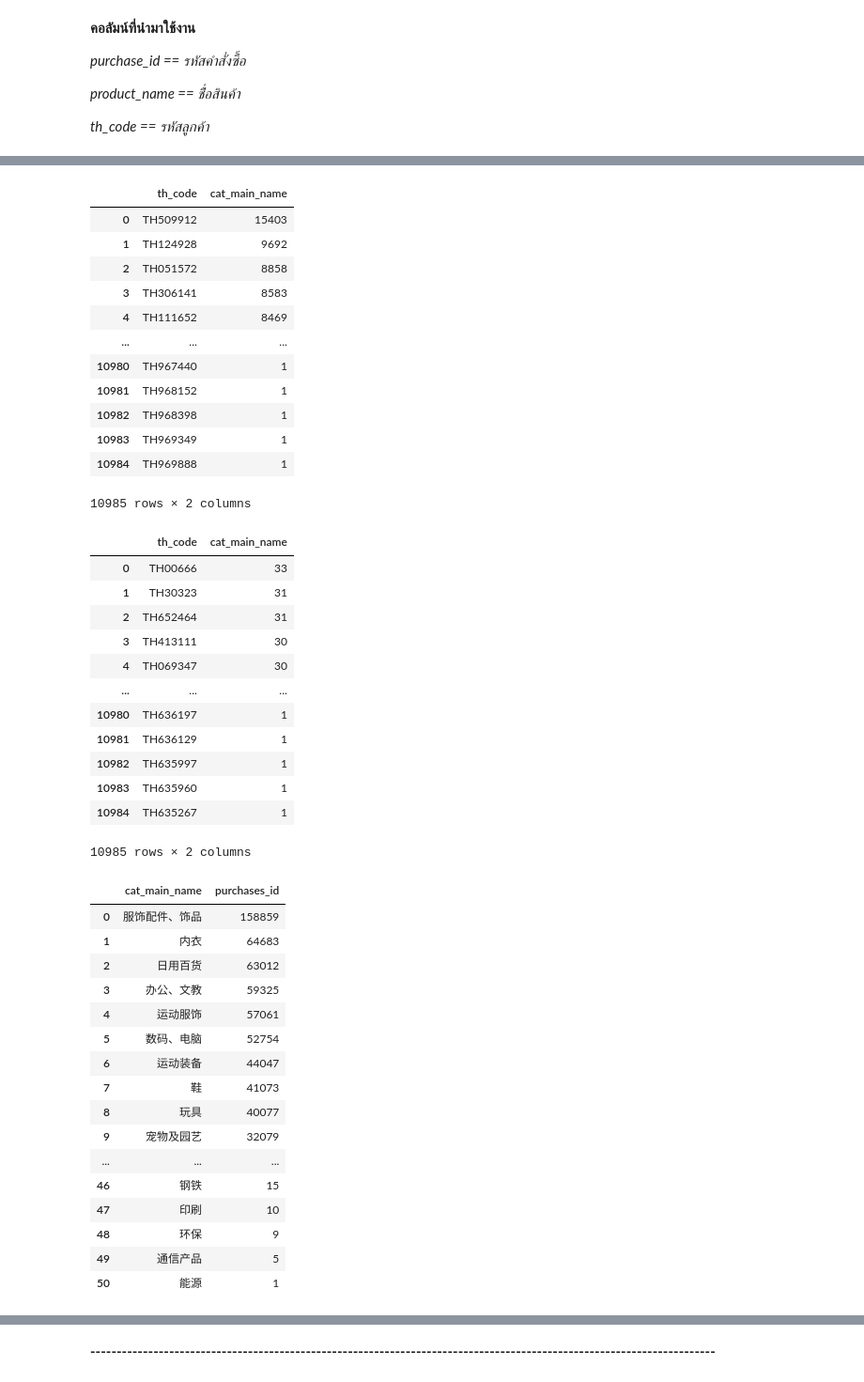
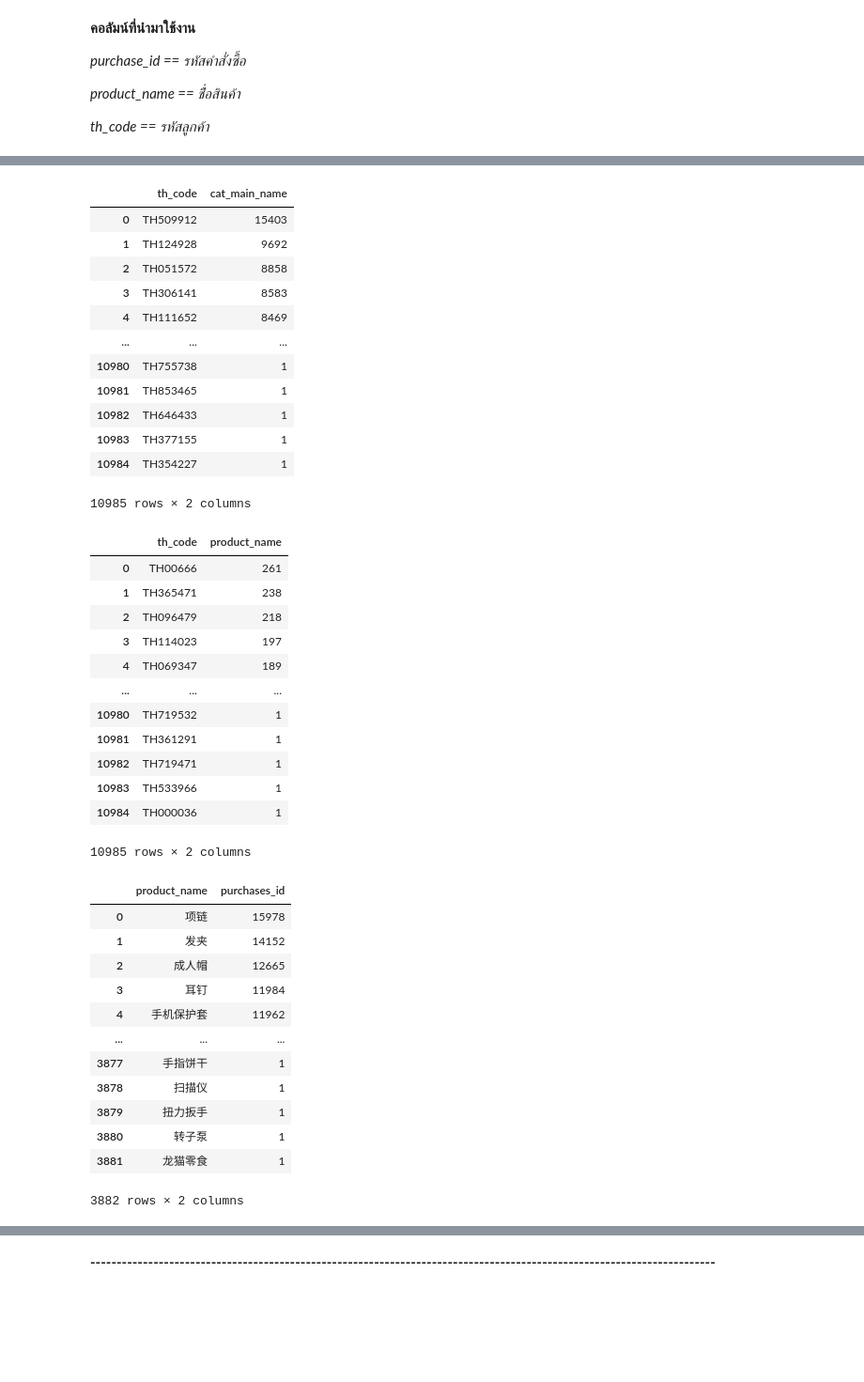
Before and after one commit to kittimaxz/Study, a Jupyter notebook: Test_Association_Rule_M01.ipynb, the cells around one changed output, grey strips where cells are left out. Shown at 94% size. Saved outputs shown, nothing was run; the diff lists cells and outputs as text; code cells hidden in the pictures; blank space fills up the shorter version.

```diff
--- a/Test_Association_Rule_M01.ipynb
+++ b/Test_Association_Rule_M01.ipynb
@@ -245,7 +245,7 @@ product_purchase.reset_index()
 174792 rows × 2 columns
 # %%
 # ลูกค้า 1 คนสั่งซื้อสินค้าไปกี่รายงาน
-th_code = dataset.groupby('th_code').count().sort_values(by=['cat_main_name'],ascending=False)
+th_code = dataset.groupby('th_code').count().sort_values(by=['product_name'],ascending=False)
 th_code.iloc[:,12:13].reset_index()
 # %% [output]
 |  | th_code | cat_main_name |
@@ -255,51 +255,47 @@ th_code.iloc[:,12:13].reset_index()
 | 3 | TH306141 | 8583 |
 | 4 | TH111652 | 8469 |
 | ... | ... | ... |
-| 10980 | TH967440 | 1 |
-| 10981 | TH968152 | 1 |
-| 10982 | TH968398 | 1 |
-| 10983 | TH969349 | 1 |
-| 10984 | TH969888 | 1 |
+| 10980 | TH755738 | 1 |
+| 10981 | TH853465 | 1 |
+| 10982 | TH646433 | 1 |
+| 10983 | TH377155 | 1 |
+| 10984 | TH354227 | 1 |
 10985 rows × 2 columns
 # %%
 #  ลูกค้า 1 คนสั่งซื้อสินค้าไปกี่รายงาน โดยที่สินค้าไม่ซ้ำ
-th_code_purchase = dataset.groupby('th_code')['cat_main_name'].nunique().sort_values(ascending=False)
+th_code_purchase = dataset.groupby('th_code')['product_name'].nunique().sort_values(ascending=False)
 th_code_purchase.reset_index()
 # %% [output]
-|  | th_code | cat_main_name |
-| 0 | TH00666 | 33 |
-| 1 | TH30323 | 31 |
-| 2 | TH652464 | 31 |
-| 3 | TH413111 | 30 |
-| 4 | TH069347 | 30 |
+|  | th_code | product_name |
+| 0 | TH00666 | 261 |
+| 1 | TH365471 | 238 |
+| 2 | TH096479 | 218 |
+| 3 | TH114023 | 197 |
+| 4 | TH069347 | 189 |
 | ... | ... | ... |
-| 10980 | TH636197 | 1 |
-| 10981 | TH636129 | 1 |
-| 10982 | TH635997 | 1 |
-| 10983 | TH635960 | 1 |
-| 10984 | TH635267 | 1 |
+| 10980 | TH719532 | 1 |
+| 10981 | TH361291 | 1 |
+| 10982 | TH719471 | 1 |
+| 10983 | TH533966 | 1 |
+| 10984 | TH000036 | 1 |
 10985 rows × 2 columns
 # %%
 # ลูกค้า 1 คนสั่งซื้อสินค้าไปกี่รายงาน
-products = dataset.groupby('cat_main_name').count().sort_values(by=['purchases_id'],ascending=False)
+products = dataset.groupby('product_name').count().sort_values(by=['purchases_id'],ascending=False)
 products = products.iloc[:,1:2].reset_index()
 products
 # %% [output]
-|  | cat_main_name | purchases_id |
-| 0 | 服饰配件、饰品 | 158859 |
-| 1 | 内衣 | 64683 |
-| 2 | 日用百货 | 63012 |
-| 3 | 办公、文教 | 59325 |
-| 4 | 运动服饰 | 57061 |
-| 5 | 数码、电脑 | 52754 |
-| 6 | 运动装备 | 44047 |
-| 7 | 鞋 | 41073 |
-| 8 | 玩具 | 40077 |
-| 9 | 宠物及园艺 | 32079 |
+|  | product_name | purchases_id |
+| 0 | 项链 | 15978 |
+| 1 | 发夹 | 14152 |
+| 2 | 成人帽 | 12665 |
+| 3 | 耳钉 | 11984 |
+| 4 | 手机保护套 | 11962 |
 | ... | ... | ... |
-| 46 | 钢铁 | 15 |
-| 47 | 印刷 | 10 |
-| 48 | 环保 | 9 |
-| 49 | 通信产品 | 5 |
-| 50 | 能源 | 1 |
+| 3877 | 手指饼干 | 1 |
+| 3878 | 扫描仪 | 1 |
+| 3879 | 扭力扳手 | 1 |
+| 3880 | 转子泵 | 1 |
+| 3881 | 龙猫零食 | 1 |
+3882 rows × 2 columns
 # %%
```
Also changed, not shown: parts of 11 cells of this notebook.
